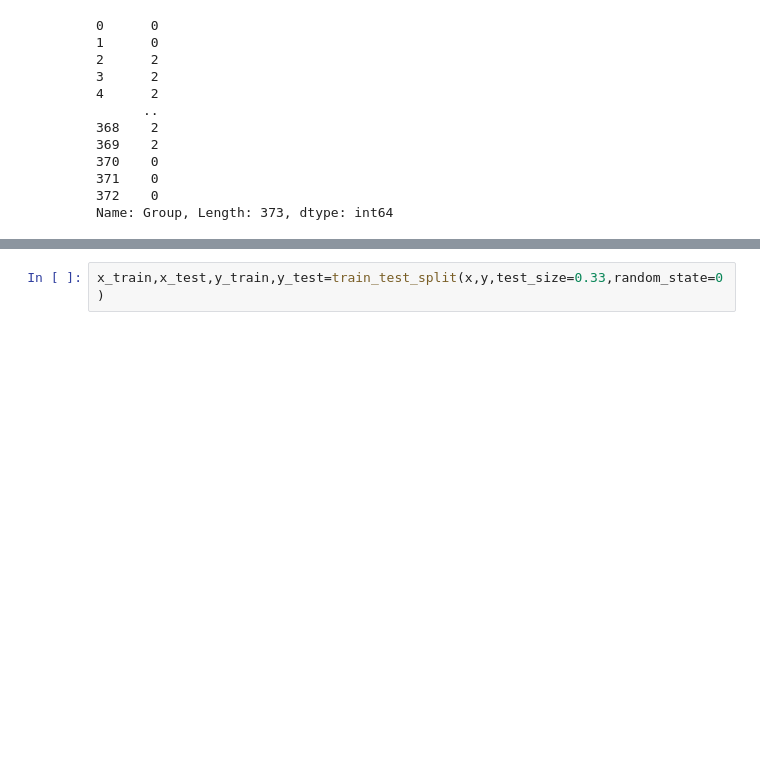
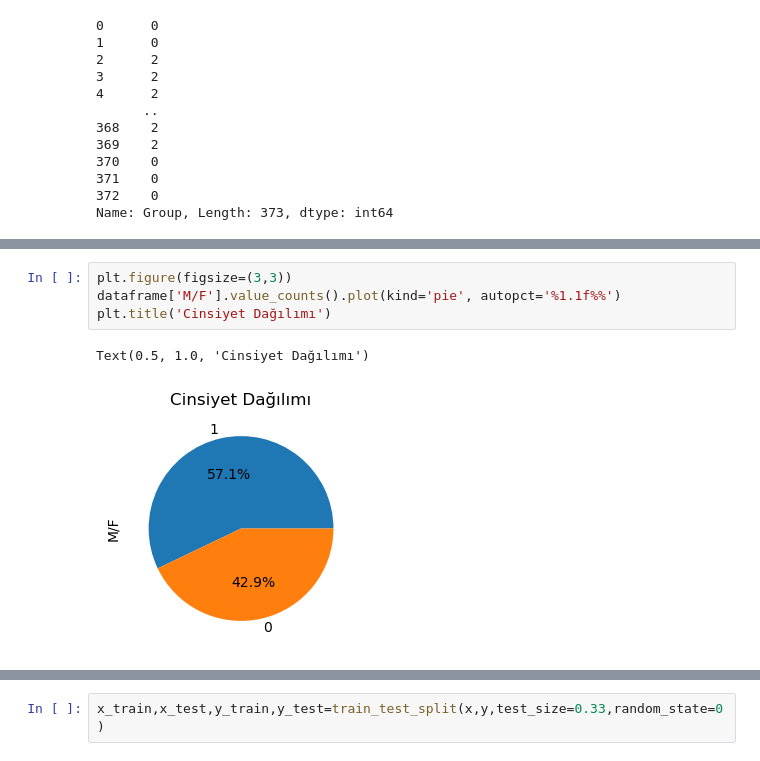
Before and after one commit to bilgekanbur/ikinci_proje, a Jupyter notebook: ikinci_proje.ipynb, the cells around one changed output, grey strips where cells are left out. Saved outputs shown, nothing was run; the diff lists cells and outputs as text; blank space fills up the shorter version.

```diff
--- a/ikinci_proje.ipynb
+++ b/ikinci_proje.ipynb
@@ -173,0 +188,7 @@ Name: Group, Length: 373, dtype: int64
+# %%
+plt.figure(figsize=(3,3))
+dataframe['M/F'].value_counts().plot(kind='pie', autopct='%1.1f%%')
+plt.title('Cinsiyet Dağılımı')
+# %% [output]
+Text(0.5, 1.0, 'Cinsiyet Dağılımı')
+[figure, added]
```
Also changed, not shown: parts of 9 cells of this notebook.
